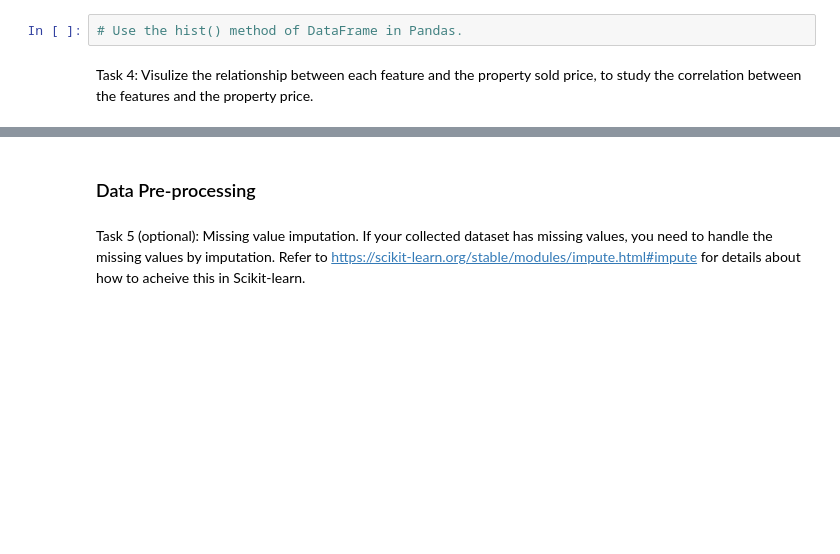
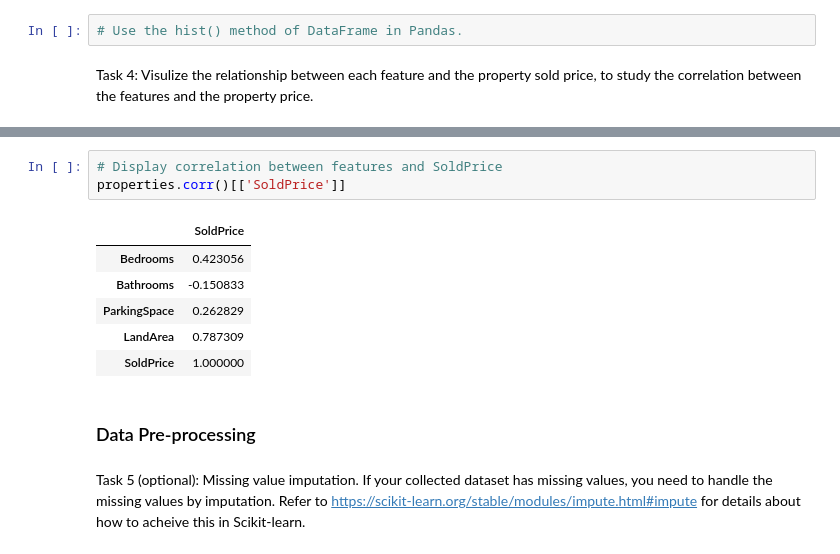
Before and after one commit to migodelacruz/COMP8220, a Jupyter notebook: Practical/practical-week-2.ipynb, the cells around one changed output, grey strips where cells are left out. Cells and saved outputs as stored; diff of their text form; blank space fills up the shorter version.

```diff
--- a/Practical/practical-week-2.ipynb
+++ b/Practical/practical-week-2.ipynb
@@ -50,3 +173,13 @@ Task 4: Visulize the relationship between each feature and the property sold pri
+# %%
+# Display correlation between features and SoldPrice
+properties.corr()[['SoldPrice']]
+# %% [output]
+|  | SoldPrice |
+| Bedrooms | 0.423056 |
+| Bathrooms | -0.150833 |
+| ParkingSpace | 0.262829 |
+| LandArea | 0.787309 |
+| SoldPrice | 1.000000 |
 # %% [markdown]
 ### Data Pre-processing
 # %% [markdown]
```
Also changed, not shown: parts of 16 cells of this notebook, 1 other file.
